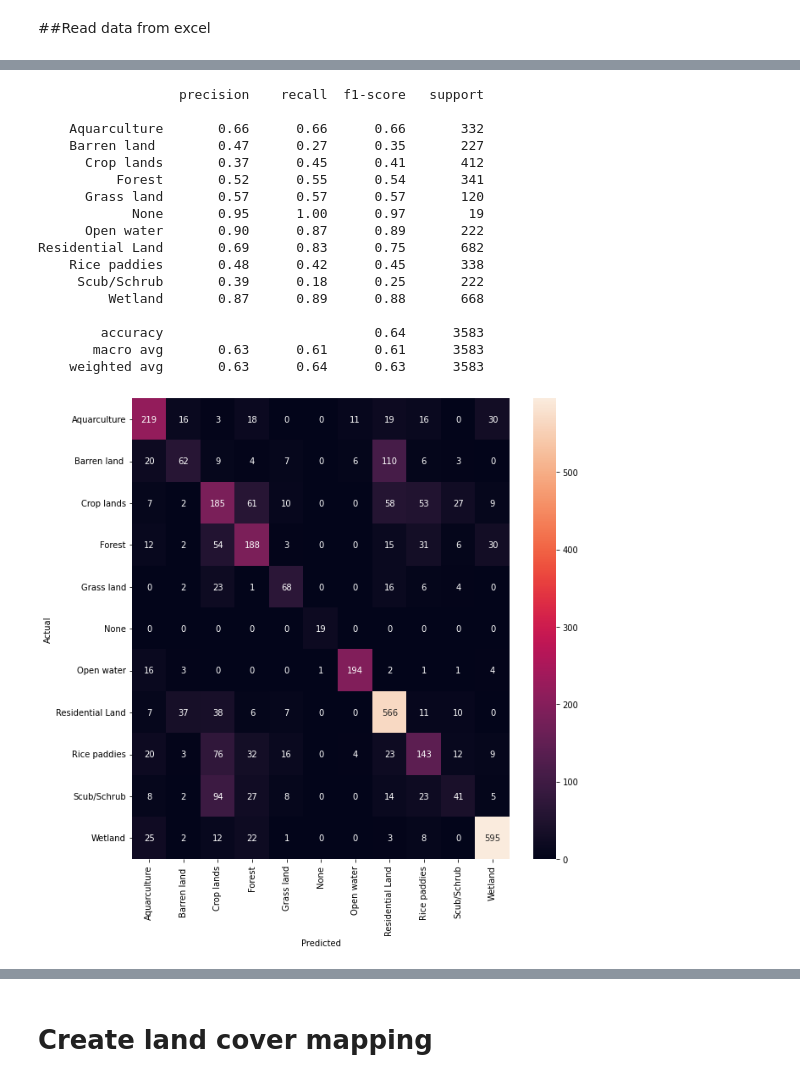
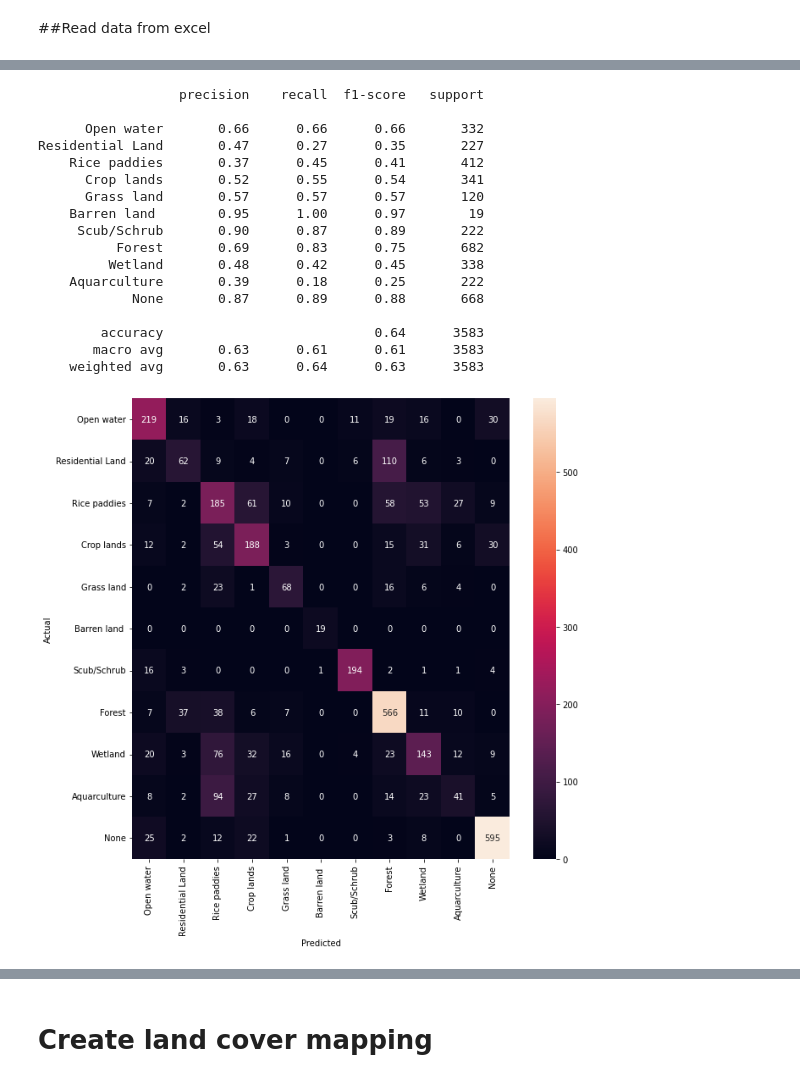
Before and after one commit to Heulwen31/LandCoverMappingUseSentinel2RandomForest, a Jupyter notebook: LandCoverMappingUseSentinel2.ipynb, the cells around one changed output, grey strips where cells are left out. Drawn from its saved outputs; the diff is of its cells as text; code cells hidden in the pictures.

```diff
--- a/LandCoverMappingUseSentinel2.ipynb
+++ b/LandCoverMappingUseSentinel2.ipynb
@@ -213,25 +175,16 @@ test_set = np.nan_to_num(test_set, nan=0)
+# %%
+class_names = df['Label'].unique()
+label_encoder = preprocessing.LabelEncoder()
+df['Label']= label_encoder.fit_transform(df['Label'])
+# %%
+array = df.values
+X = array[:, 3:17]
+y = array[:, 2]
+
+# scale = StandardScaler()
+# scale_X = scale.fit_transform(X)
+
+X_train, X_test, y_train, y_test = train_test_split(X, y, test_size=0.2, random_state=42)
 # %%
-clf = RandomForestClassifier(max_depth=512, random_state=42)
-test_predict = clf.fit(train_set, train_label.ravel()).predict(test_set)
+pipe = make_pipeline(RandomForestClassifier(max_depth=512, random_state=42))
+test_predict = pipe.fit(X_train, y_train).predict(X_test)
-# %%
-# dictionary flexible name and number class
-target_names = {'Aquarculture': 0, 'Barren land ': 1,
-                'Crop lands': 2, 'Forest': 3,
-                'Grass land': 4, 'None': 5,
-                'Open water': 6, 'Residential Land': 7,
-                'Rice paddies': 8, 'Scub/Schrub': 9,
-                'Wetland': 10}
-
-# class name
-class_names = np.unique(test_label)
-print(class_names)
-
-# convert label to number
-test_predict_to_number = []
-test_label_to_number = []
-
-for i in range(len(test_predict)):
-  test_predict_to_number.append(target_names.get(test_predict[i]))
-  test_label_to_number.append(target_names.get(test_label[i][0]))
-print(test_predict_to_number)
-print(test_label_to_number)
@@ -243,32 +191,32 @@ print(test_label_to_number)
 # %%
-print(classification_report(test_label_to_number, test_predict_to_number, target_names=class_names))
+print(classification_report(y_test, test_predict, target_names=class_names))
 # %% [output]
                   precision    recall  f1-score   support
 
-    Aquarculture       0.66      0.66      0.66       332
-    Barren land        0.47      0.27      0.35       227
-      Crop lands       0.37      0.45      0.41       412
-          Forest       0.52      0.55      0.54       341
+      Open water       0.66      0.66      0.66       332
+Residential Land       0.47      0.27      0.35       227
+    Rice paddies       0.37      0.45      0.41       412
+      Crop lands       0.52      0.55      0.54       341
       Grass land       0.57      0.57      0.57       120
-            None       0.95      1.00      0.97        19
-      Open water       0.90      0.87      0.89       222
-Residential Land       0.69      0.83      0.75       682
-    Rice paddies       0.48      0.42      0.45       338
-     Scub/Schrub       0.39      0.18      0.25       222
-         Wetland       0.87      0.89      0.88       668
+    Barren land        0.95      1.00      0.97        19
+     Scub/Schrub       0.90      0.87      0.89       222
+          Forest       0.69      0.83      0.75       682
+         Wetland       0.48      0.42      0.45       338
+    Aquarculture       0.39      0.18      0.25       222
+            None       0.87      0.89      0.88       668
 
         accuracy                           0.64      3583
        macro avg       0.63      0.61      0.61      3583
     weighted avg       0.63      0.64      0.63      3583
 # %%
-conf_mat = confusion_matrix(test_label_to_number, test_predict_to_number)
+conf_mat = confusion_matrix(y_test, test_predict)
 fig, ax = plt.subplots(figsize=(10,10))
 sns.heatmap(conf_mat, annot=True, fmt='d', xticklabels=class_names, yticklabels=class_names)
 plt.ylabel('Actual')
 plt.xlabel('Predicted')
 plt.show()
 # %% [output]
-[figure, old version]
+[figure, new version]
 # %%
 df['Label'].value_counts()
 # %% [output]
```
Also changed, not shown: parts of 16 cells of this notebook.
